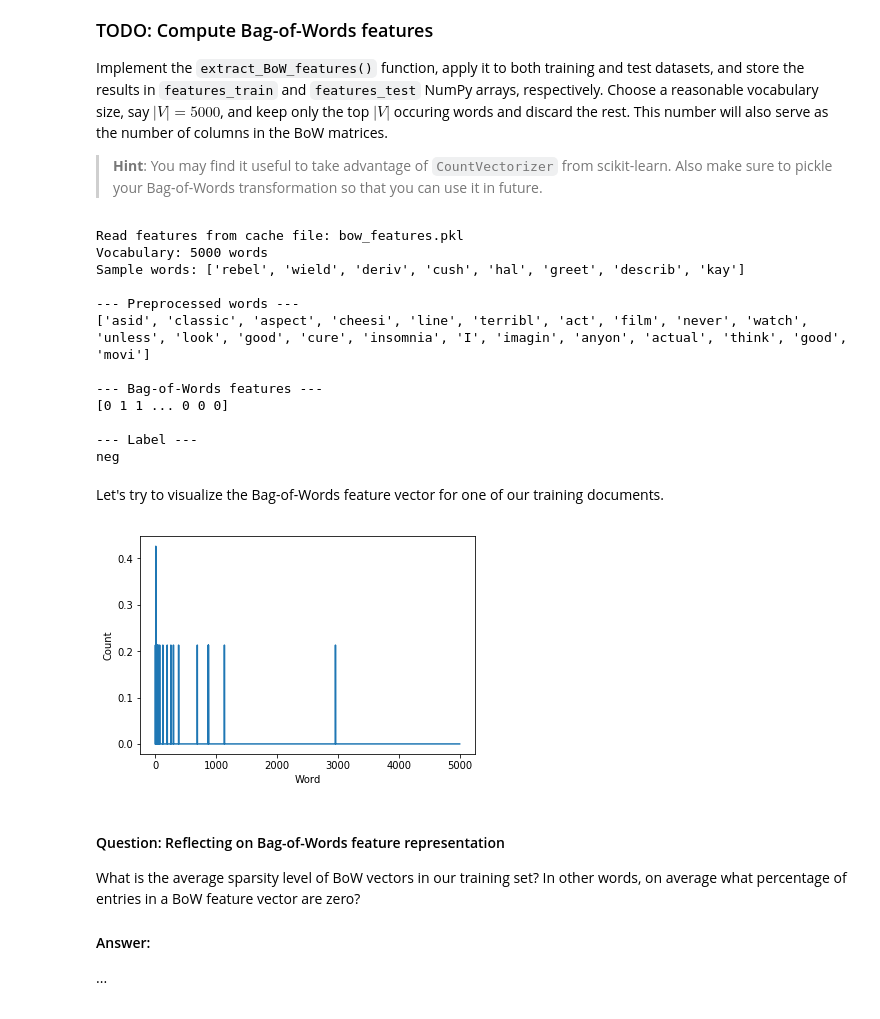
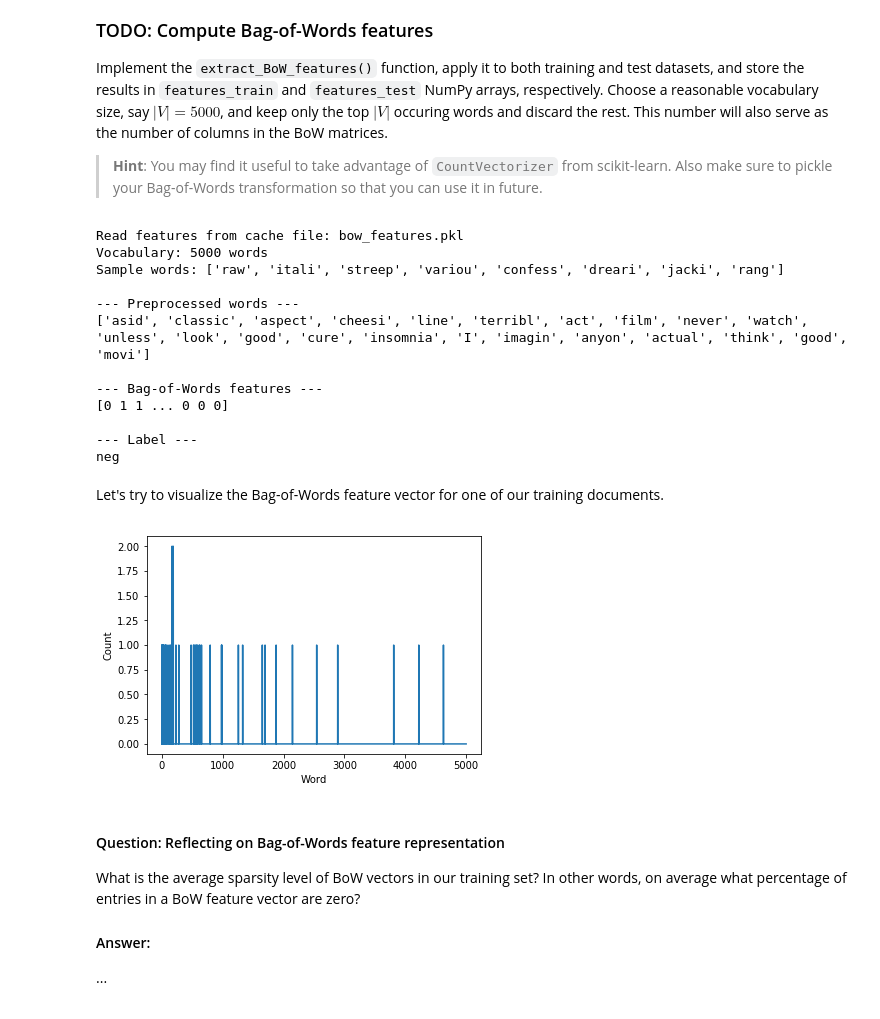
Before and after one commit to calvinalvin/AIND-NLP, a Jupyter notebook: sentiment_analysis.ipynb, the cells around one changed output. Cells and saved outputs as stored; diff of their text form; code cells hidden in the pictures.

```diff
--- a/sentiment_analysis.ipynb
+++ b/sentiment_analysis.ipynb
@@ -340,10 +340,10 @@ def extract_BoW_features(words_train, words_test, vocabulary_size=5000,
                                      vocabulary=words_train_top,
                                      preprocessor=lambda x: x,
                                      lowercase=False)
-        features_train = vectorizer.fit_transform([" ".join(words) for words in words_train]).toarray()
+        features_train = vectorizer.fit_transform(words_train).toarray()
 
         # TODO: Apply the same vectorizer to transform the test documents (ignore unknown words)
-        features_test = vectorizer.fit_transform([" ".join(words) for words in words_test]).toarray()
+        features_test = vectorizer.fit_transform(words_test).toarray()
 
         # NOTE: Remember to convert the features using .toarray() for a compact representation
 
@@ -383,7 +383,7 @@ print(labels_train[5])
 # %% [output]
 Read features from cache file: bow_features.pkl
 Vocabulary: 5000 words
-Sample words: ['rebel', 'wield', 'deriv', 'cush', 'hal', 'greet', 'describ', 'kay']
+Sample words: ['raw', 'itali', 'streep', 'variou', 'confess', 'dreari', 'jacki', 'rang']
 
 --- Preprocessed words ---
 ['asid', 'classic', 'aspect', 'cheesi', 'line', 'terribl', 'act', 'film', 'never', 'watch', 'unless', 'look', 'good', 'cure', 'insomnia', 'I', 'imagin', 'anyon', 'actual', 'think', 'good', 'movi']
@@ -397,12 +397,12 @@ neg
 Let's try to visualize the Bag-of-Words feature vector for one of our training documents.
 # %%
 # Plot the BoW feature vector for a training document
-plt.plot(features_train[5,:])
+plt.plot(features_train[8,:])
 plt.xlabel('Word')
 plt.ylabel('Count')
 plt.show()
 # %% [output]
-[figure, old version]
+[figure, new version]
 # %% [markdown]
 #### Question: Reflecting on Bag-of-Words feature representation
 
```
Also changed, not shown: parts of 13 cells of this notebook.
